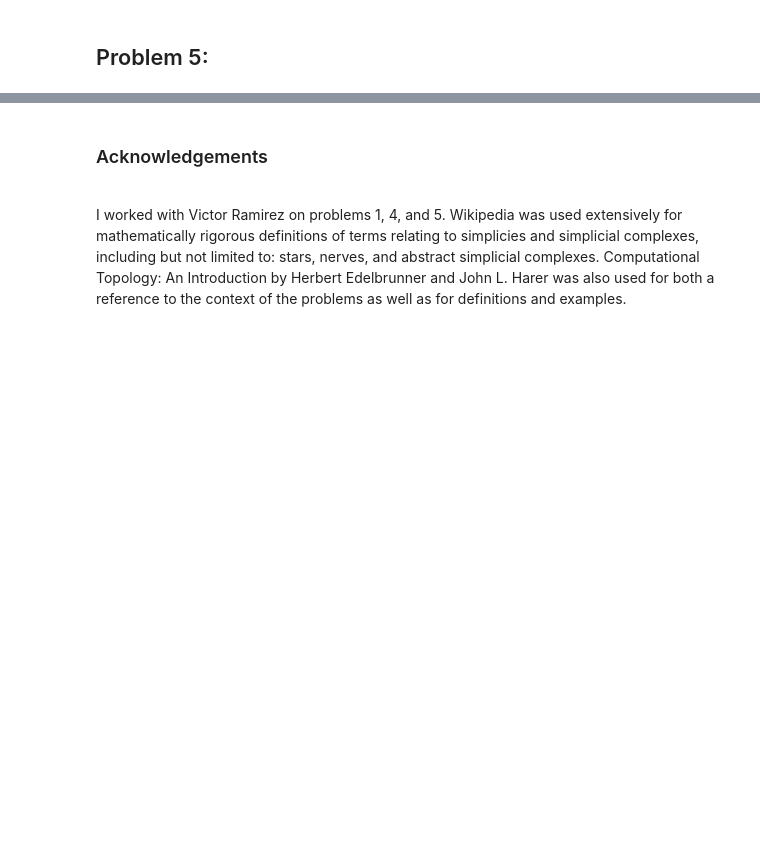
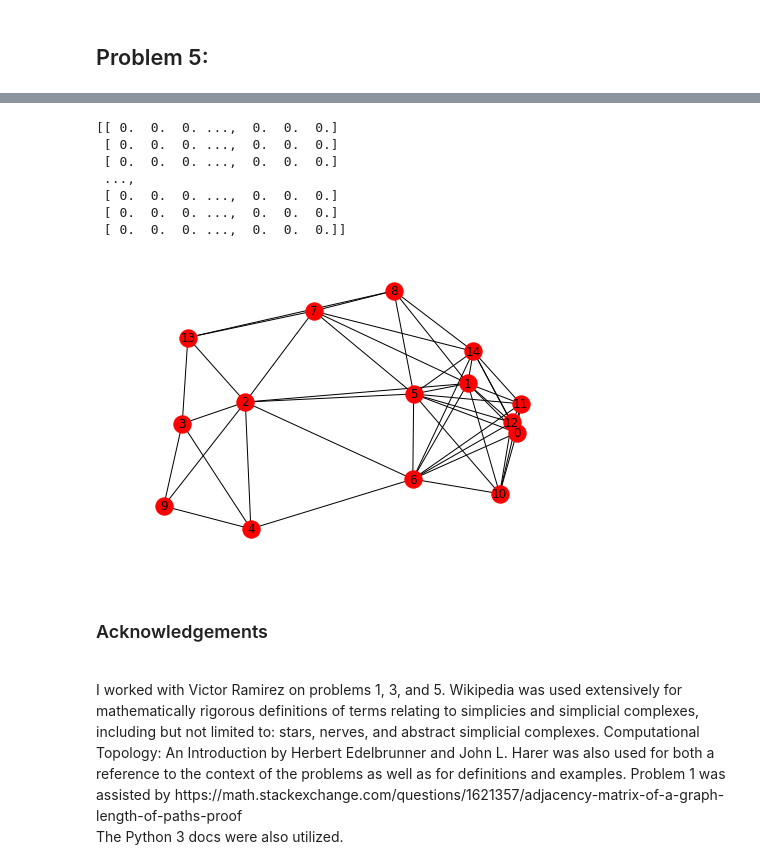
Before and after one commit to victoreram/TDA_Homework, a Jupyter notebook: KyleZimmer_HW1.ipynb, the cells around one changed output, grey strips where cells are left out. Drawn from its saved outputs; the diff is of its cells as text; code cells hidden in the pictures; blank space fills up the shorter version.

```diff
--- a/KyleZimmer_HW1.ipynb
+++ b/KyleZimmer_HW1.ipynb
@@ -94,4 +213,36 @@ RipsGraph(p_rand, 15)
+# %%
+# Random test case from problem 5
+d = .5
+
+# Random x,y coordinates on [0,1], [0,1]
+p_rand15 = np.random.rand(15,2)
+
+# Rips Complex 1-skeleton of point cloud
+g = RipsGraph(p_rand15, d)
+
+# Coordinates and lables of points to graph
+pos = nx.get_node_attributes(g, "pos")
+labels = nx.get_node_attributes(g, "label")
+
+# Boundary Matrix
+b_mat = RipsComplex(p_rand15, d)
+print(b_mat)
+
+# Plot
+nx.draw(g, pos=pos, labels=labels)
+plt.show()
+# %% [output]
+[[ 0.  0.  0. ...,  0.  0.  0.]
+ [ 0.  0.  0. ...,  0.  0.  0.]
+ [ 0.  0.  0. ...,  0.  0.  0.]
+ ...,
+ [ 0.  0.  0. ...,  0.  0.  0.]
+ [ 0.  0.  0. ...,  0.  0.  0.]
+ [ 0.  0.  0. ...,  0.  0.  0.]]
+[figure, added]
 # %% [markdown]
 <h3>Acknowledgements</h3>
 <br>
-I worked with Victor Ramirez on problems 1, 4, and 5. Wikipedia was used extensively for mathematically rigorous definitions of terms relating to simplicies and simplicial complexes, including but not limited to: stars, nerves, and abstract simplicial complexes. Computational Topology: An Introduction by Herbert Edelbrunner and John L. Harer was also used for both a reference to the context of the problems as well as for definitions and examples.
+I worked with Victor Ramirez on problems 1, 3, and 5. Wikipedia was used extensively for mathematically rigorous definitions of terms relating to simplicies and simplicial complexes, including but not limited to: stars, nerves, and abstract simplicial complexes. Computational Topology: An Introduction by Herbert Edelbrunner and John L. Harer was also used for both a reference to the context of the problems as well as for definitions and examples. Problem 1 was assisted by https://math.stackexchange.com/questions/1621357/adjacency-matrix-of-a-graph-length-of-paths-proof
+<br>
+The Python 3 docs were also utilized.
```
Also changed, not shown: parts of 8 cells of this notebook.
